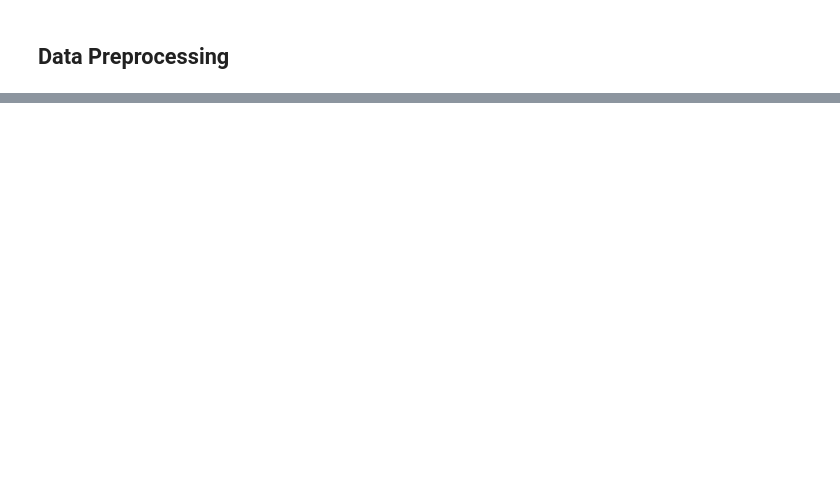
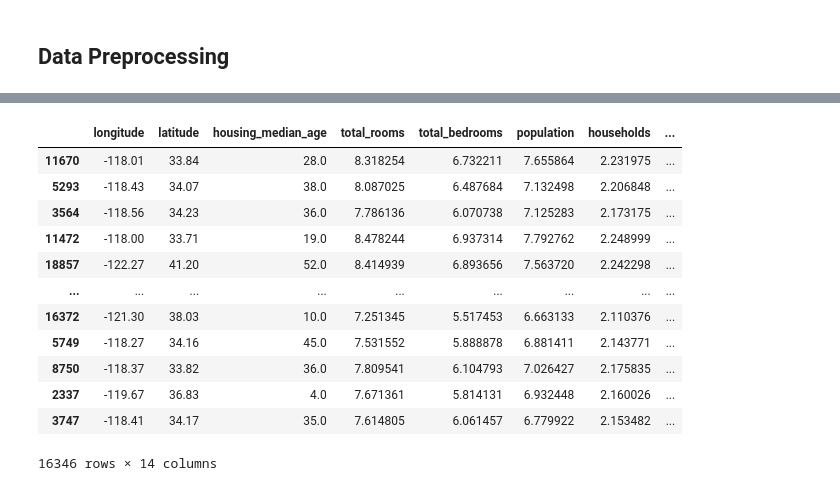
Before and after one commit to toni-the-dude/House-Price-Prediction, a Jupyter notebook: main.ipynb, the cells around one changed output, grey strips where cells are left out. Saved outputs shown, nothing was run; the diff lists cells and outputs as text; code cells hidden in the pictures; blank space fills up the shorter version.

```diff
--- a/main.ipynb
+++ b/main.ipynb
@@ -206,3 +206,19 @@ train_data.join(pd.get_dummies(train_data.ocean_proximity)) # We append the new
 16346 rows × 15 columns
 # %%
 train_data = train_data.join(pd.get_dummies(train_data.ocean_proximity)).drop(["ocean_proximity"], axis=1) # ocean_proximity is now obsolete
+# %%
+train_data # Verify how the data looks after the modifications
+# %% [output]
+|  | longitude | latitude | housing_median_age | total_rooms | total_bedrooms | population | households | ... |
+| 11670 | -118.01 | 33.84 | 28.0 | 8.318254 | 6.732211 | 7.655864 | 2.231975 | ... |
+| 5293 | -118.43 | 34.07 | 38.0 | 8.087025 | 6.487684 | 7.132498 | 2.206848 | ... |
+| 3564 | -118.56 | 34.23 | 36.0 | 7.786136 | 6.070738 | 7.125283 | 2.173175 | ... |
+| 11472 | -118.00 | 33.71 | 19.0 | 8.478244 | 6.937314 | 7.792762 | 2.248999 | ... |
+| 18857 | -122.27 | 41.20 | 52.0 | 8.414939 | 6.893656 | 7.563720 | 2.242298 | ... |
+| ... | ... | ... | ... | ... | ... | ... | ... | ... |
+| 16372 | -121.30 | 38.03 | 10.0 | 7.251345 | 5.517453 | 6.663133 | 2.110376 | ... |
+| 5749 | -118.27 | 34.16 | 45.0 | 7.531552 | 5.888878 | 6.881411 | 2.143771 | ... |
+| 8750 | -118.37 | 33.82 | 36.0 | 7.809541 | 6.104793 | 7.026427 | 2.175835 | ... |
+| 2337 | -119.67 | 36.83 | 4.0 | 7.671361 | 5.814131 | 6.932448 | 2.160026 | ... |
+| 3747 | -118.41 | 34.17 | 35.0 | 7.614805 | 6.061457 | 6.779922 | 2.153482 | ... |
+16346 rows × 14 columns
```
Also changed, not shown: parts of 11 cells of this notebook.
